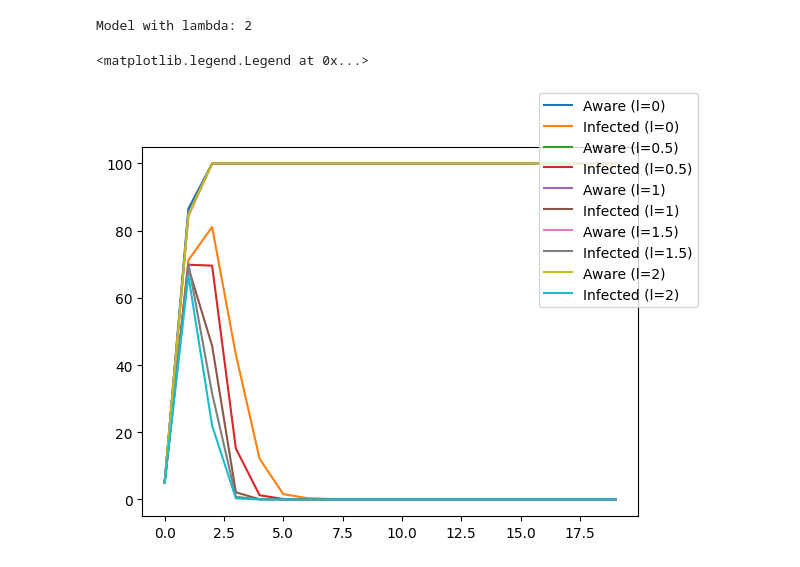
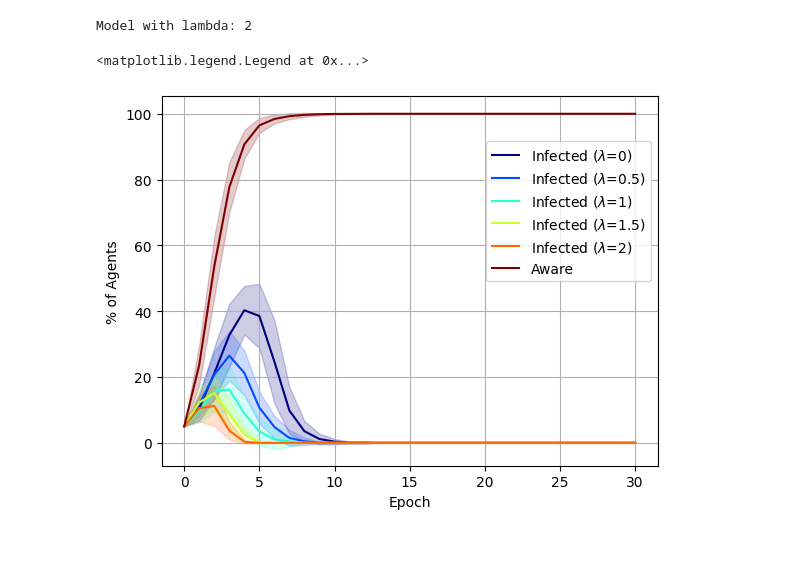
Before and after one commit to anty-filidor/bdma-experiments, a Jupyter notebook: experiment.ipynb, the cells around one changed output. Saved outputs shown, nothing was run; the diff lists cells and outputs as text; code cells hidden in the pictures.

Commit message:
updated visualisation

```diff
--- a/experiment.ipynb
+++ b/experiment.ipynb
@@ -96,2 +48,0 @@ mean_awareness = functions.get_mean_log([log["awareness"] for log in all_logs])
-# %%
-mean_core = pd.DataFrame([mean_contagion["I"], mean_awareness["A"]]).T
@@ -149,23 +63,47 @@ for l in LAMBDAS:
     mean_awareness = functions.get_mean_log([log["awareness"] for log in all_logs])
     mean_core = pd.DataFrame([mean_contagion["I"], mean_awareness["A"]]).T
 
-    results[l] = mean_core
+    std_contagion = functions.get_std_log([log["contagion"] for log in all_logs])
+    std_awareness = functions.get_std_log([log["awareness"] for log in all_logs])
+    std_core = pd.DataFrame([std_contagion["I"], std_awareness["A"]]).T
+
+    results[l] = {"mean": mean_core, "std": std_core}
 # %% [output]
 Model with lambda: 0
 Model with lambda: 0.5
 Model with lambda: 1
 Model with lambda: 1.5
 Model with lambda: 2
-# %%
-fig, ax = plt.subplots(nrows=1, ncols=1)
-for l, result in results.items():
-    _a = result["A"].to_numpy()[:20]
-    ax.plot(np.arange(0, len(_a)), _a, label=f"Aware (l={l})")
-
-    _i = result["I"].to_numpy()[:20]
-    ax.plot(np.arange(0, len(_i)), _i, label=f"Infected (l={l})")
-
-fig.legend()
-# %% [output]
-<matplotlib.legend.Legend at 0x...>
-[figure, removed]
+# %%
+fig, ax = plt.subplots(nrows=1, ncols=1)
+colors = plt.cm.jet(np.linspace(0, 1, len(results) + 1))
+res_nb = 0
+
+for l, result in results.items():
+
+    _i = result["mean"]["I"].to_numpy()
+    _i_std = result["std"]["I"].to_numpy()
+    _x = np.arange(0, len(_i))
+
+    # _x_new = np.linspace(_x.min(), _x.max(), 300)
+    # _i_new = make_interp_spline(_x, _i, k=1)(_x_new)
+
+    ax.plot(_x, _i, label=rf"Infected ($\lambda$={l})", color=colors[res_nb])
+    ax.fill_between(_x, _i-_i_std, _i+_i_std, alpha=0.2, color=colors[res_nb])
+
+    res_nb += 1
+
+
+_a = np.array([_r["mean"]["A"] for _r in results.values()]).mean(0)
+_a_std = np.array([_r["std"]["A"] for _r in results.values()]).mean(0)
+
+ax.plot(_x, _a, label="Aware", color=colors[res_nb])
+ax.fill_between(_x, _a-_a_std, _a+_a_std, alpha=0.2, color=colors[res_nb])
+
+ax.grid(True)
+ax.set_xlabel("Epoch")
+ax.set_ylabel("% of Agents")
+fig.legend(loc="upper right", bbox_to_anchor=(0.9, 0.8))
+# %% [output]
+<matplotlib.legend.Legend at 0x...>
+[figure, added]
```
Also changed, not shown: parts of 11 cells of this notebook, 2 other files.
